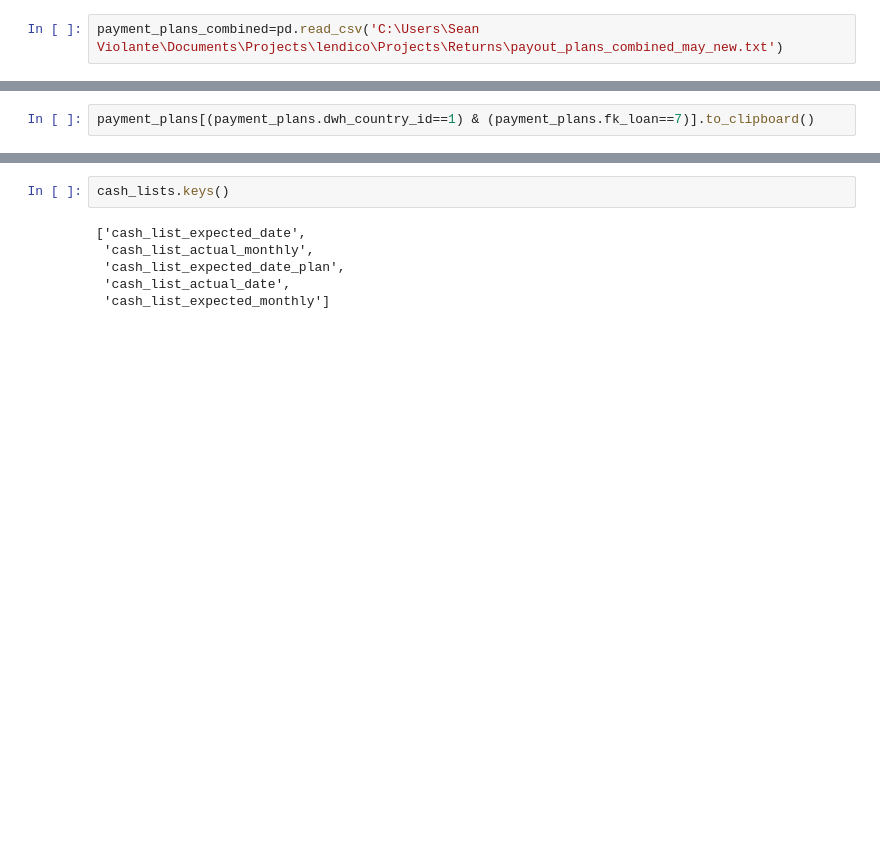
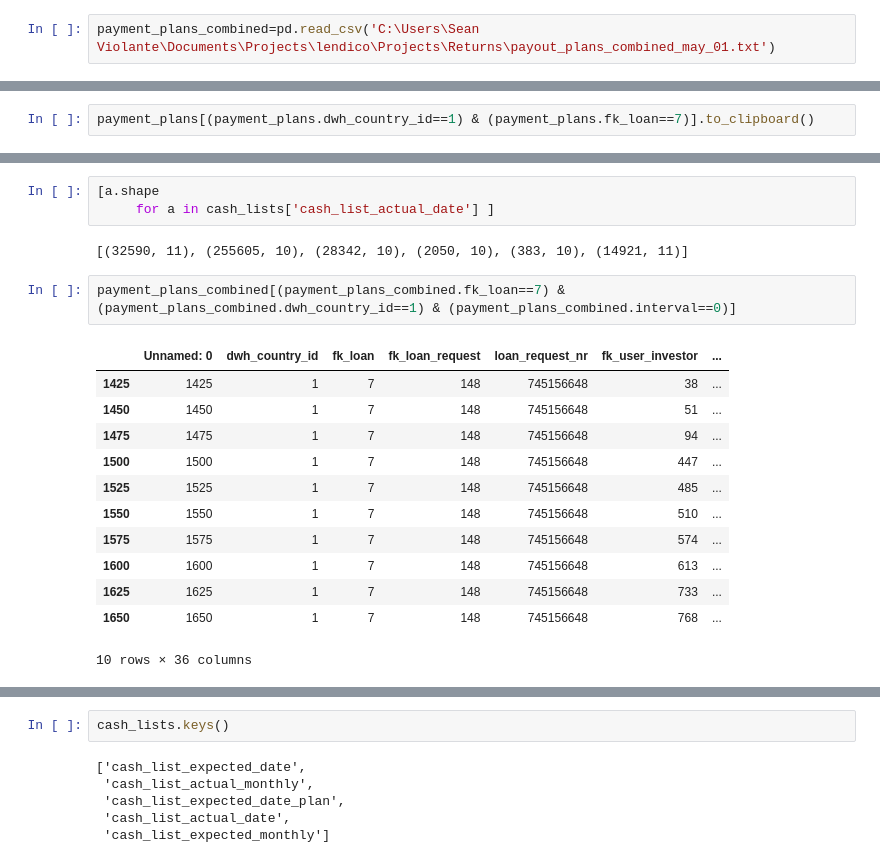
Before and after one commit to seanv507/lendico, a Jupyter notebook: Projects/Returns/src/returns01.ipynb, the cells around one changed output, grey strips where cells are left out. Saved outputs shown, nothing was run; the diff lists cells and outputs as text; blank space fills up the shorter version.

```diff
--- a/Projects/Returns/src/returns01.ipynb
+++ b/Projects/Returns/src/returns01.ipynb
@@ -99,7 +99,7 @@ Wall time: 5min 11s
 # %%
 payment_plans_combined.to_csv('C:\Users\Sean Violante\Documents\Projects\lendico\Projects\Returns\payout_plans_combined_may_new.txt')
 # %%
-payment_plans_combined=pd.read_csv('C:\Users\Sean Violante\Documents\Projects\lendico\Projects\Returns\payout_plans_combined_may_new.txt')
+payment_plans_combined=pd.read_csv('C:\Users\Sean Violante\Documents\Projects\lendico\Projects\Returns\payout_plans_combined_may_01.txt')
 # %%
 payment_plans_combined['payout_date1']=payment_plans_combined.payout_date.map(lambda x : datetime.datetime.strptime(x,'%Y-%m-%d'))
 # %%
@@ -338,0 +415,20 @@ payment_plans[(payment_plans.dwh_country_id==1) & (payment_plans.fk_loan==7)].to
+# %%
+[a.shape
+     for a in cash_lists['cash_list_actual_date'] ]
+# %% [output]
+[(32590, 11), (255605, 10), (28342, 10), (2050, 10), (383, 10), (14921, 11)]
+# %%
+payment_plans_combined[(payment_plans_combined.fk_loan==7) & (payment_plans_combined.dwh_country_id==1) & (payment_plans_combined.interval==0)]
+# %% [output]
+|  | Unnamed: 0 | dwh_country_id | fk_loan | fk_loan_request | loan_request_nr | fk_user_investor | ... |
+| 1425 | 1425 | 1 | 7 | 148 | 745156648 | 38 | ... |
+| 1450 | 1450 | 1 | 7 | 148 | 745156648 | 51 | ... |
+| 1475 | 1475 | 1 | 7 | 148 | 745156648 | 94 | ... |
+| 1500 | 1500 | 1 | 7 | 148 | 745156648 | 447 | ... |
+| 1525 | 1525 | 1 | 7 | 148 | 745156648 | 485 | ... |
+| 1550 | 1550 | 1 | 7 | 148 | 745156648 | 510 | ... |
+| 1575 | 1575 | 1 | 7 | 148 | 745156648 | 574 | ... |
+| 1600 | 1600 | 1 | 7 | 148 | 745156648 | 613 | ... |
+| 1625 | 1625 | 1 | 7 | 148 | 745156648 | 733 | ... |
+| 1650 | 1650 | 1 | 7 | 148 | 745156648 | 768 | ... |
+10 rows × 36 columns
```
Also changed, not shown: parts of 28 cells of this notebook, 1 other file.
